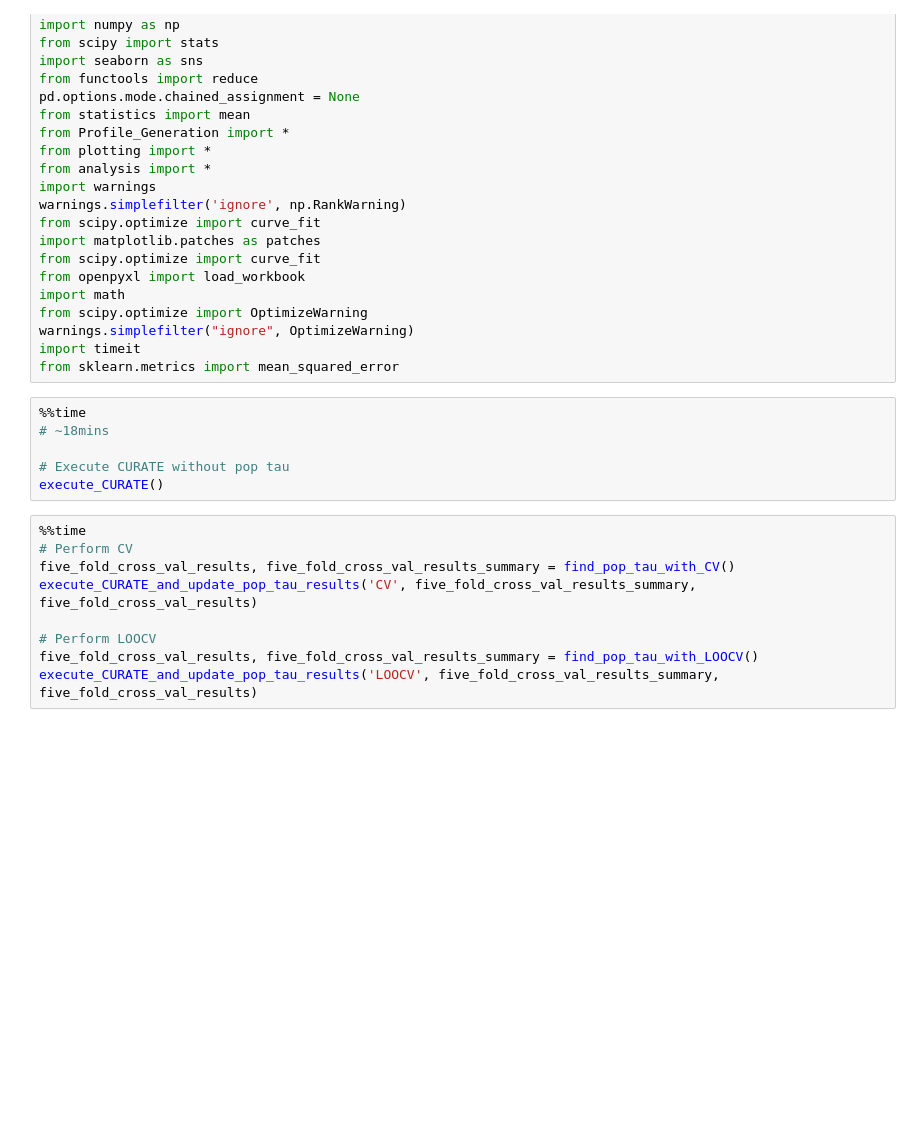
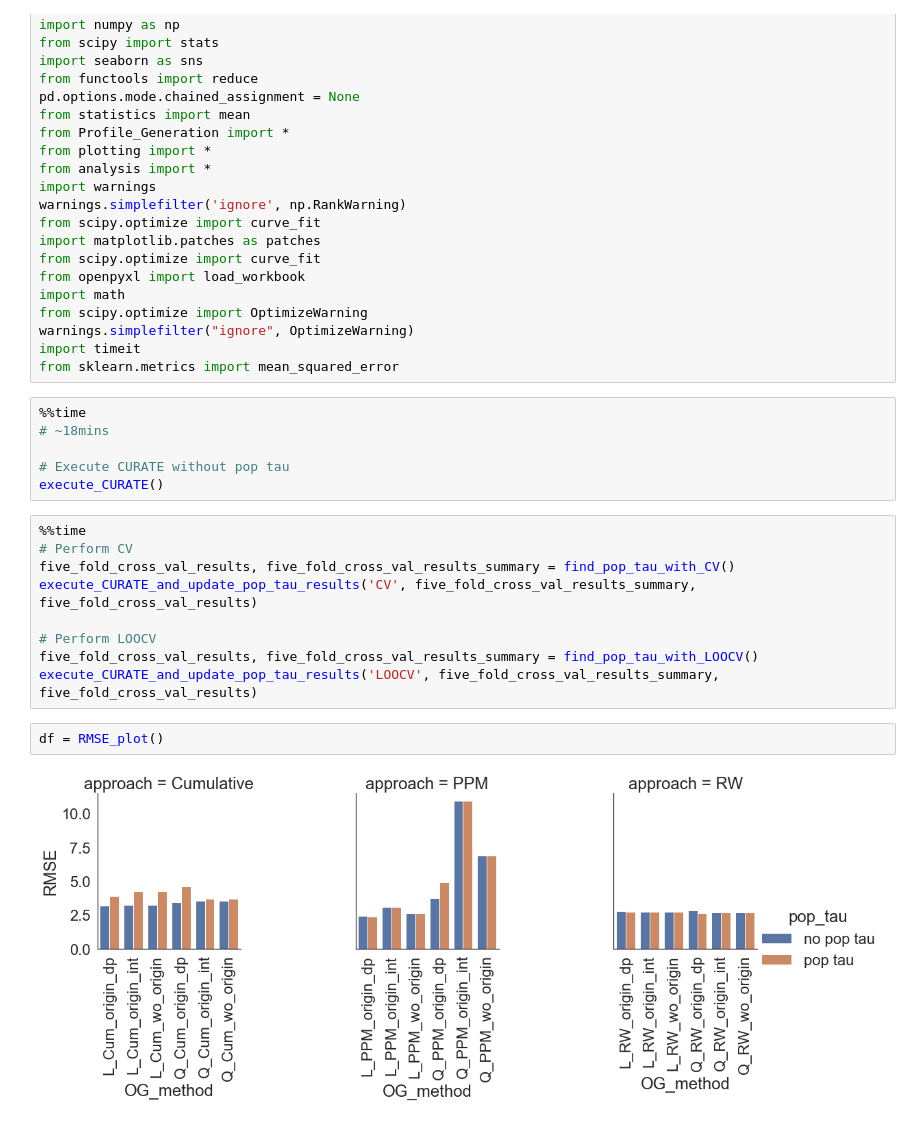
Before and after one commit to tshibei/retro_ped_liver_transplant, a Jupyter notebook: retro_PLT.ipynb, the cells around one changed output. Cells and saved outputs as stored; diff of their text form; blank space fills up the shorter version.

Commit message:
Add plotting code for RMSE barplot for PPM and RW only

```diff
--- a/retro_PLT.ipynb
+++ b/retro_PLT.ipynb
@@ -39,3 +39,7 @@ execute_CURATE_and_update_pop_tau_results('CV', five_fold_cross_val_results_summ
 # Perform LOOCV
 five_fold_cross_val_results, five_fold_cross_val_results_summary = find_pop_tau_with_LOOCV()
 execute_CURATE_and_update_pop_tau_results('LOOCV', five_fold_cross_val_results_summary, five_fold_cross_val_results)
+# %%
+df = RMSE_plot()
+# %% [output]
+[figure, added]
```
Also changed, not shown: parts of 1 cell of this notebook, 4 other files.
